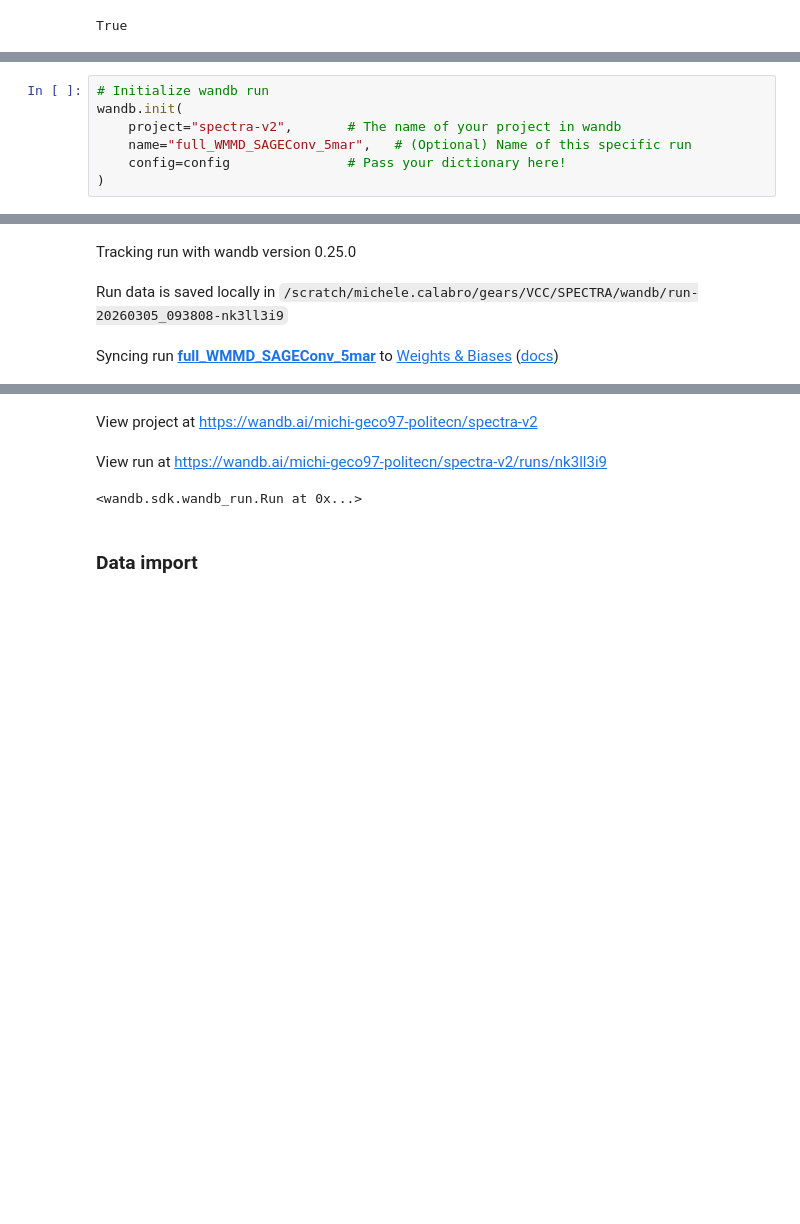
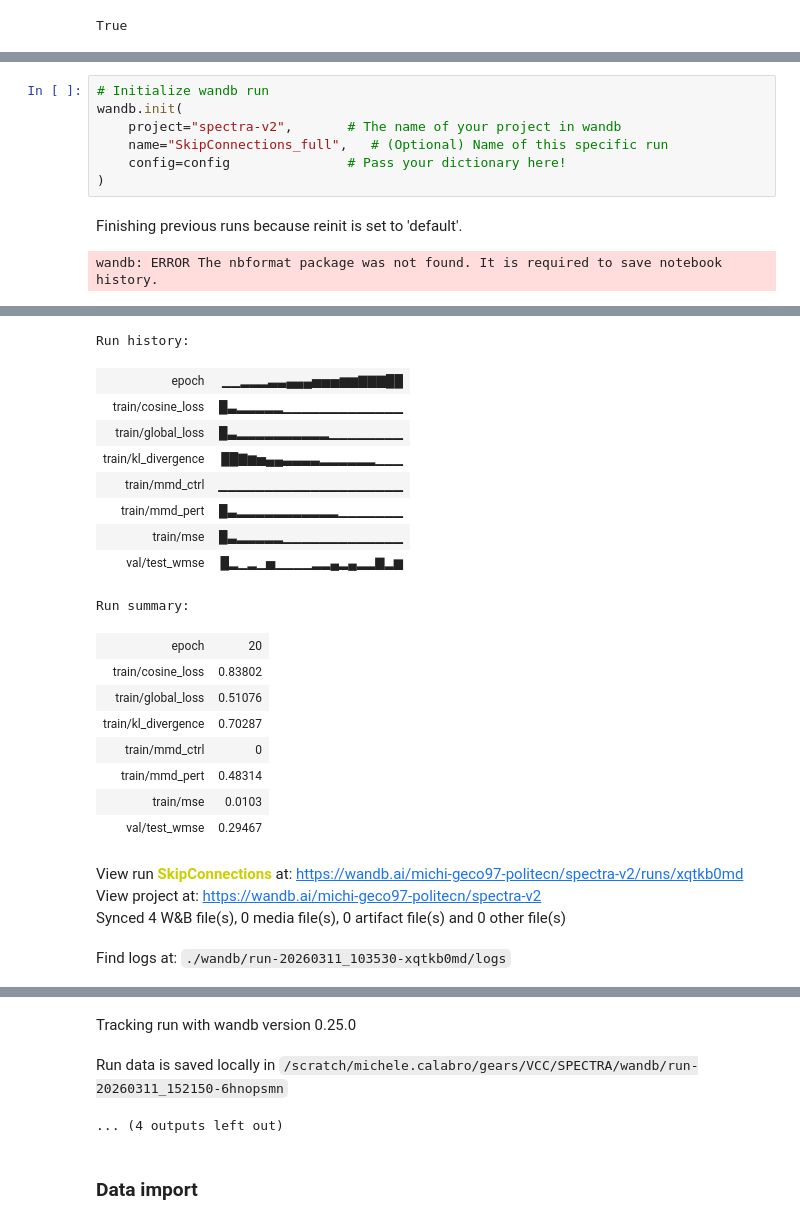
Before and after one commit to MCalabroCode/SPECTRA, a Jupyter notebook: spectra_v2_notebook_wandb.ipynb, the cells around one changed output, grey strips where cells are left out. Cells and saved outputs as stored; diff of their text form; blank space fills up the shorter version.

```diff
--- a/spectra_v2_notebook_wandb.ipynb
+++ b/spectra_v2_notebook_wandb.ipynb
@@ -53,12 +53,33 @@ config = dict(
 # %%
 # Initialize wandb run
 wandb.init(
     project="spectra-v2",       # The name of your project in wandb
-    name="full_WMMD_SAGEConv_5mar",   # (Optional) Name of this specific run
+    name="SkipConnections_full",   # (Optional) Name of this specific run
     config=config               # Pass your dictionary here!
 )
 # %% [output]
+Finishing previous runs because reinit is set to 'default'.
+wandb: ERROR The nbformat package was not found. It is required to save notebook history.
 [interactive output not drawn]
-Tracking run with wandb version 0.25.0
+Run history:
+| epoch | ▁▁▂▂▂▃▃▄▄▄▅▅▅▆▆▇▇▇██ |
+| train/cosine_loss | █▃▂▂▂▂▂▁▁▁▁▁▁▁▁▁▁▁▁▁ |
+| train/global_loss | █▃▂▂▂▂▂▂▂▂▂▂▁▁▁▁▁▁▁▁ |
+| train/kl_divergence | ██▇▆▅▄▄▃▃▃▃▂▂▂▂▂▂▁▁▁ |
+| train/mmd_ctrl | ▁▁▁▁▁▁▁▁▁▁▁▁▁▁▁▁▁▁▁▁ |
+| train/mmd_pert | █▃▂▂▂▂▂▂▂▂▂▂▂▁▁▁▁▁▁▁ |
+| train/mse | █▃▂▂▂▂▂▁▁▁▁▁▁▁▁▁▁▁▁▁ |
+| val/test_wmse | █▂▁▂▁▅▁▁▁▁▂▂▄▂▄▂▂▇▂▆ |
+Run summary:
+| epoch | 20 |
+| train/cosine_loss | 0.83802 |
+| train/global_loss | 0.51076 |
+| train/kl_divergence | 0.70287 |
+| train/mmd_ctrl | 0 |
+| train/mmd_pert | 0.48314 |
+| train/mse | 0.0103 |
+| val/test_wmse | 0.29467 |
-Run data is saved locally in /scratch/michele.calabro/gears/VCC/SPECTRA/wandb/run-20260305_093808-nk3ll3i9
+View run SkipConnections at: https://wandb.ai/michi-geco97-politecn/spectra-v2/runs/xqtkb0md
+View project at: https://wandb.ai/michi-geco97-politecn/spectra-v2
+Synced 4 W&B file(s), 0 media file(s), 0 artifact file(s) and 0 other file(s)
-Syncing run full_WMMD_SAGEConv_5mar to Weights & Biases (docs)
+Find logs at: ./wandb/run-20260311_103530-xqtkb0md/logs
@@ -65,5 +87,5 @@ Syncing run full_WMMD_SAGEConv_5mar to Weights & Biases (docs)
-View project at https://wandb.ai/michi-geco97-politecn/spectra-v2
+Tracking run with wandb version 0.25.0
-View run at https://wandb.ai/michi-geco97-politecn/spectra-v2/runs/nk3ll3i9
+Run data is saved locally in /scratch/michele.calabro/gears/VCC/SPECTRA/wandb/run-20260311_152150-6hnopsmn
-<wandb.sdk.wandb_run.Run at 0x...>
+... (4 outputs left out)
 # %% [markdown]
 ### **Data import**
```
Also changed, not shown: parts of 13 cells of this notebook, 8 other files.
